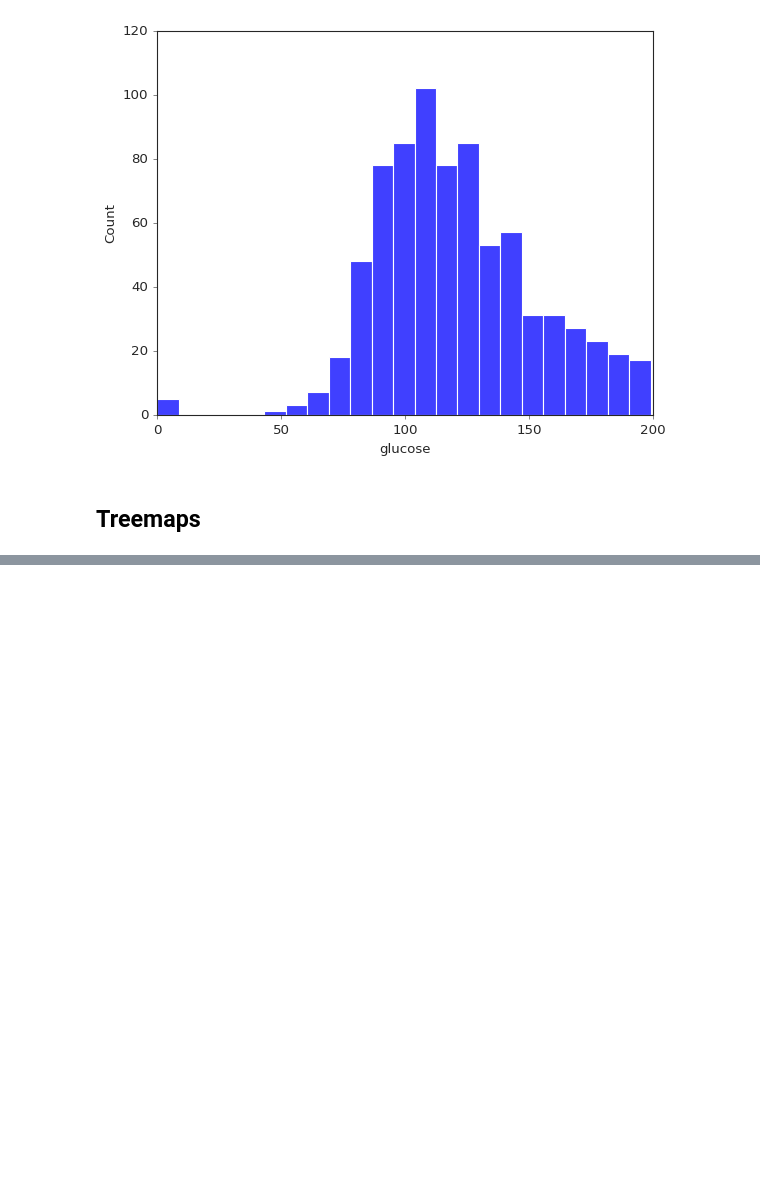
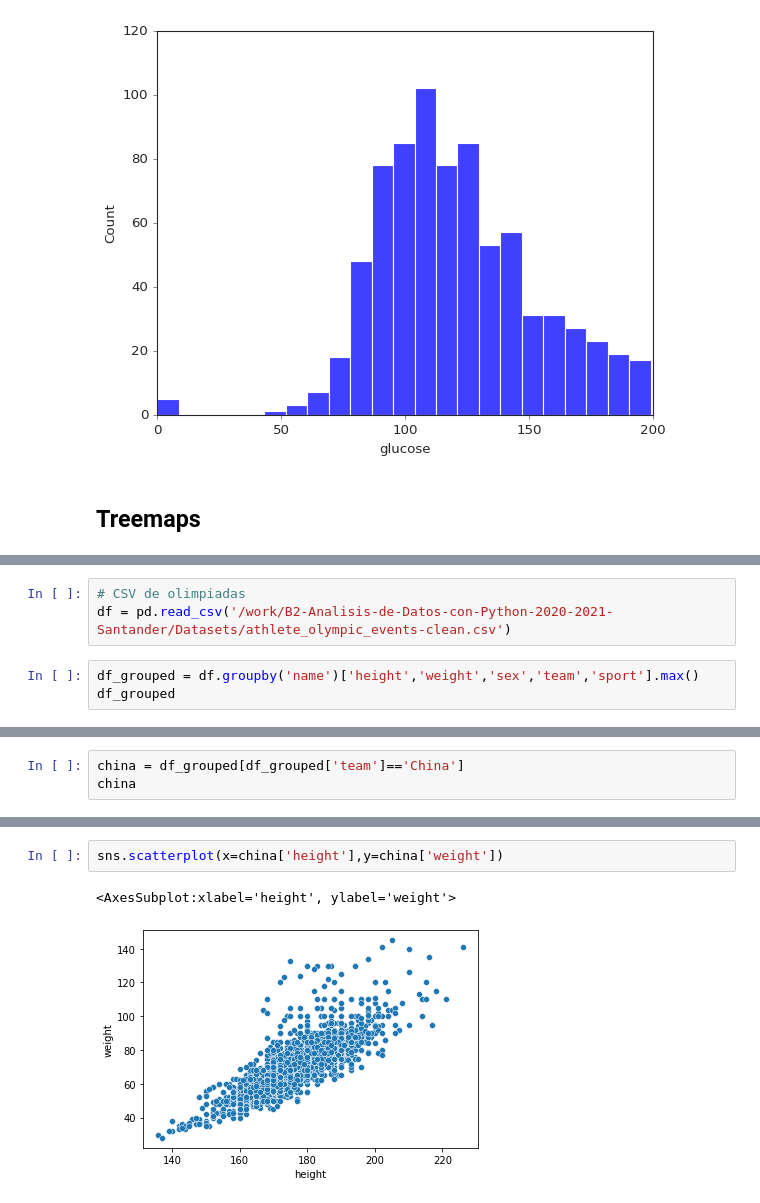
Before and after one commit to SanLnAlan/B2-Analisis-de-Datos-con-Python-2020-2021-Santander, a Jupyter notebook: Sesion-06/en clase sesion6.ipynb, the cells around one changed output, grey strips where cells are left out. Drawn from its saved outputs; the diff is of its cells as text; blank space fills up the shorter version.

```diff
--- a/Sesion-06/en clase sesion6.ipynb
+++ b/Sesion-06/en clase sesion6.ipynb
@@ -78,0 +91,6 @@ fig.show()
+# %%
+# CSV de olimpiadas
+df = pd.read_csv('/work/B2-Analisis-de-Datos-con-Python-2020-2021-Santander/Datasets/athlete_olympic_events-clean.csv')
+# %%
+df_grouped = df.groupby('name')['height','weight','sex','team','sport'].max()
+df_grouped
@@ -78,0 +112,3 @@ fig.show()
+# %%
+china = df_grouped[df_grouped['team']=='China']
+china
@@ -78,0 +130,5 @@ fig.show()
+# %%
+sns.scatterplot(x=china['height'],y=china['weight'])
+# %% [output]
+<AxesSubplot:xlabel='height', ylabel='weight'>
+[figure, added]
```
Also changed, not shown: parts of 21 cells of this notebook, 5 other files.
